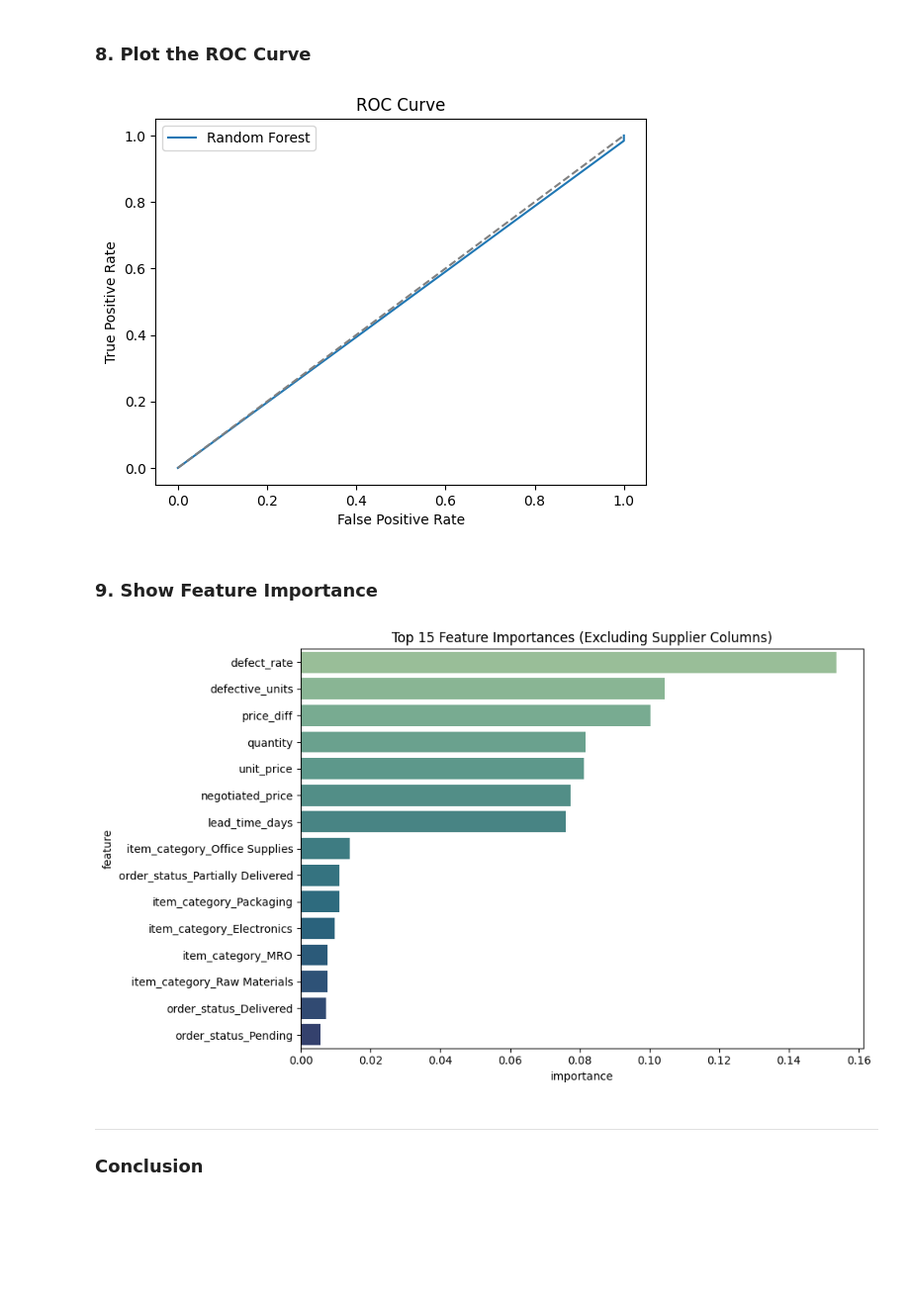
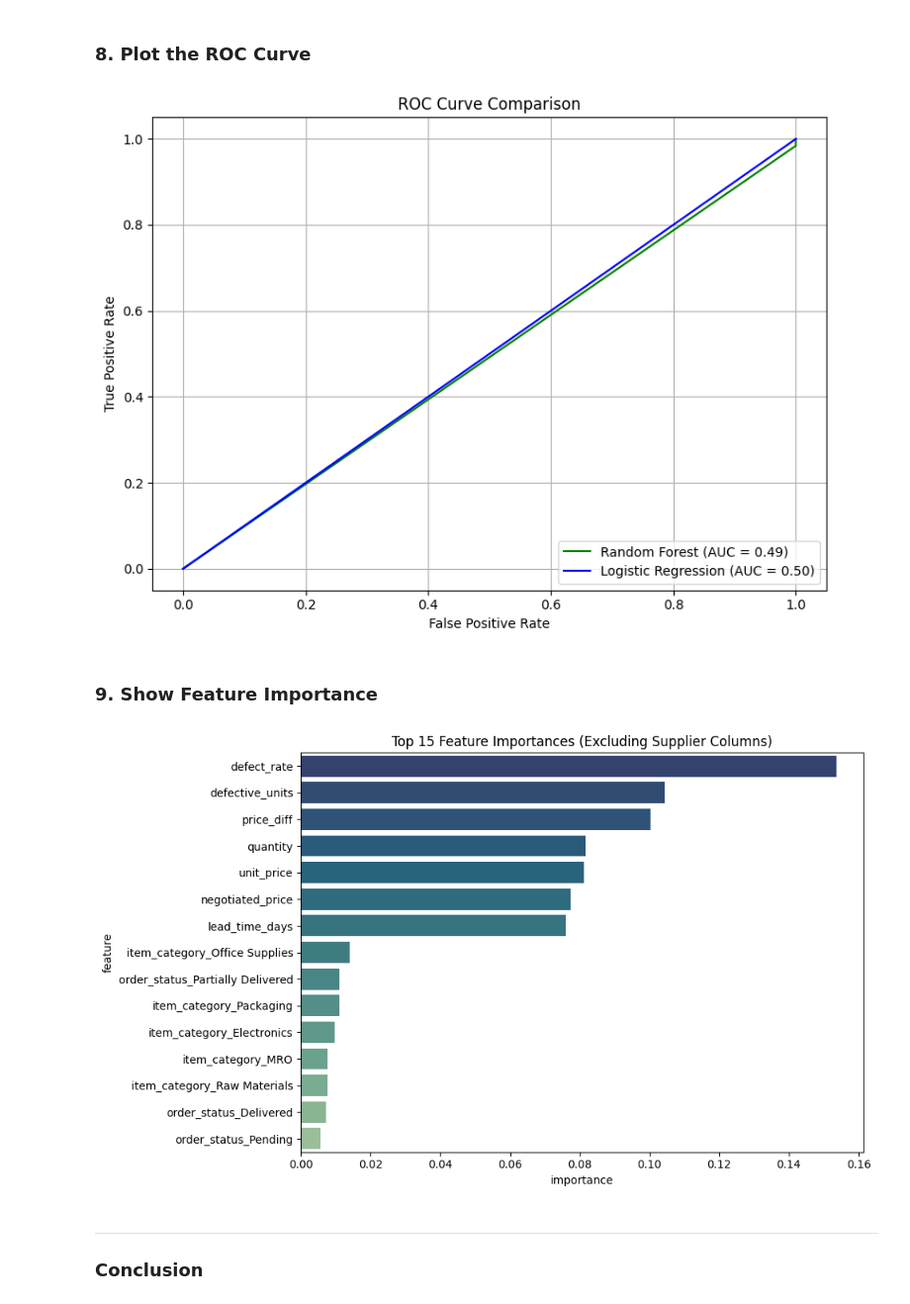
Before and after one commit to Bdowdle4/Dowdle_Analytics_Capstone, a Jupyter notebook: Notebooks/modeling.ipynb, the cells around one changed output. Shown: that part at 99% size. Drawn from its saved outputs; the diff is of its cells as text; code cells hidden in the pictures; blank space fills up the shorter version.

```diff
--- a/Notebooks/modeling.ipynb
+++ b/Notebooks/modeling.ipynb
@@ -175,25 +175,36 @@ plt.show()
 # %% [markdown]
 ### 8. Plot the ROC Curve
 # %%
-fpr, tpr, thresholds = roc_curve(y_test, y_pred_rf)
-plt.plot(fpr, tpr, label='Random Forest')
-plt.plot([0, 1], [0, 1], linestyle='--', color='gray')
-plt.title("ROC Curve")
+# ROC curve values
+fpr_rf, tpr_rf, _ = roc_curve(y_test, y_pred_rf)
+fpr_lr, tpr_lr, _ = roc_curve(y_test, y_pred_lr)
+
+# AUC scores
+auc_rf = roc_auc_score(y_test, y_pred_rf)
+auc_lr = roc_auc_score(y_test, y_pred_lr)
+
+# Plot the curves
+plt.figure(figsize=(8, 6))
+plt.plot(fpr_rf, tpr_rf, label=f'Random Forest (AUC = {auc_rf:.2f})', color='green')
+plt.plot(fpr_lr, tpr_lr, label=f'Logistic Regression (AUC = {auc_lr:.2f})', color='blue')
+
+plt.title("ROC Curve Comparison")
 plt.xlabel("False Positive Rate")
 plt.ylabel("True Positive Rate")
-plt.legend()
+plt.legend(loc="lower right")
+plt.grid(True)
+plt.tight_layout()
 plt.show()
 # %% [output]
-[figure, old version]
+[figure, new version]
 # %% [markdown]
 ### 9. Show Feature Importance
 # %%
-# Step 1: Extract trained classifier and preprocessor
+# Extract trained classifier and preprocessor
 best_pipeline = rf_grid.best_estimator_
 classifier = best_pipeline.named_steps['classifier']
 preprocessor = best_pipeline.named_steps['preprocessor']
 
-# Step 2: Get feature names from preprocessor
 # Get numeric feature names
 numeric_features = numeric_cols
 
@@ -204,7 +215,7 @@ categorical_features = ohe.get_feature_names_out(categorical_cols)
 # Combine all feature names
 all_features = list(numeric_features) + list(categorical_features)
 
-# Step 3: Get feature importances from Random Forest
+# Get feature importances from Random Forest
 importances = classifier.feature_importances_
 
 # Step 4: Create DataFrame
@@ -213,19 +224,19 @@ importance_df = pd.DataFrame({
     'importance': importances
 })
 
-# Step 5: Remove features that start with 'supplier'
+# Remove features that start with 'supplier'
 importance_df = importance_df[~importance_df['feature'].str.startswith('supplier')]
 
-# Step 6: Sort and Plot
+# Sort and Plot
 importance_df = importance_df.sort_values(by='importance', ascending=False)
 
 plt.figure(figsize=(10, 6))
-sns.barplot(data=importance_df.head(15), x='importance', y='feature', hue='feature', palette='crest', legend=False)
+sns.barplot(data=importance_df.head(15), x='importance', y='feature', hue='feature', palette='crest_r', legend=False)
 plt.title("Top 15 Feature Importances (Excluding Supplier Columns)")
 plt.tight_layout()
 plt.show()
 # %% [output]
-[figure, old version]
+[figure, new version]
 # %% [markdown]
 ****
 ### Conclusion
```
Also changed, not shown: parts of 6 cells of this notebook.
